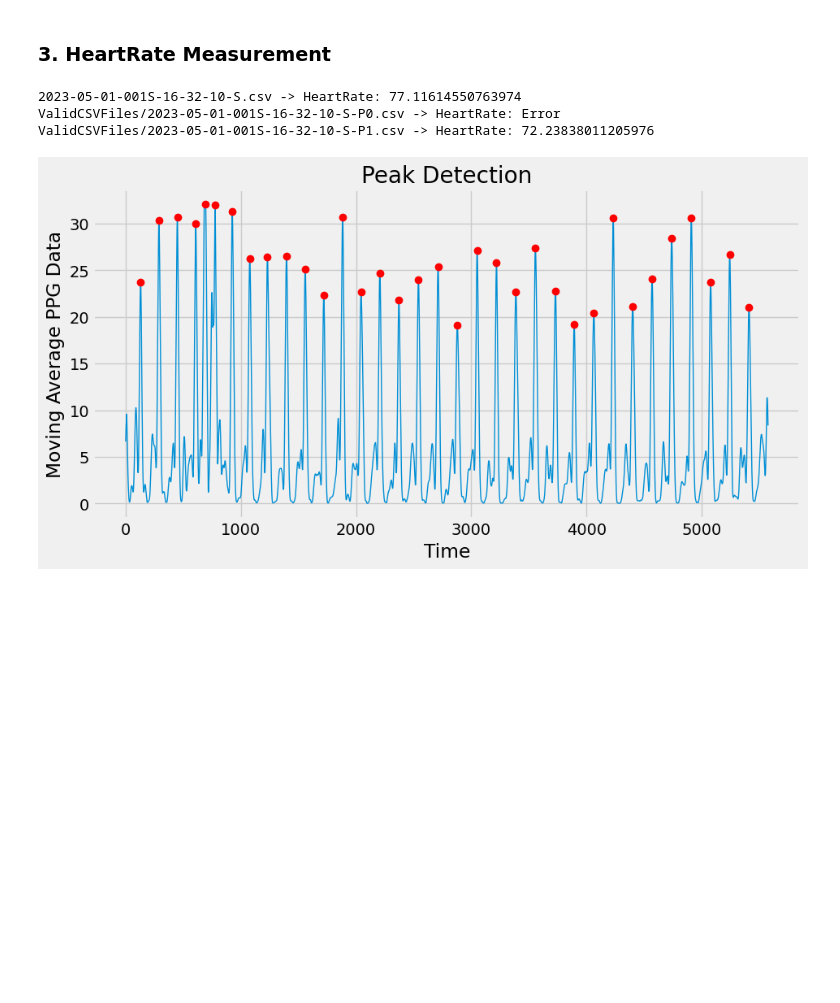
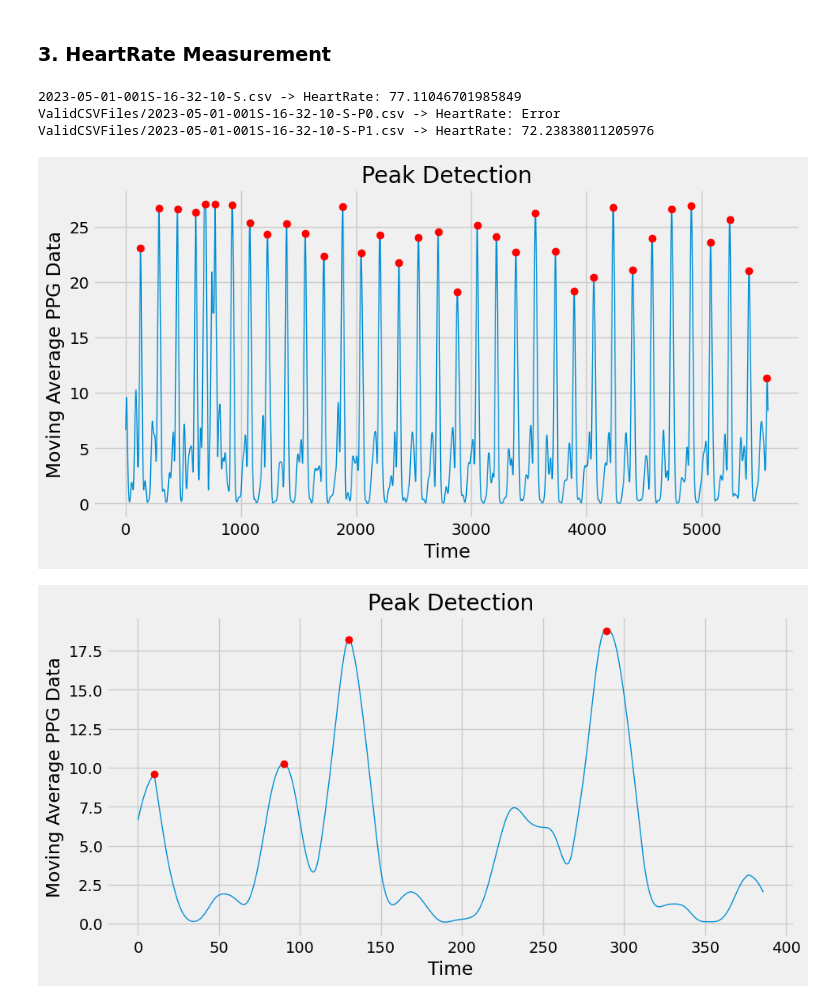
Before and after one commit to vyasdeep668/VitalTracer, a Jupyter notebook: 3_HR_Detection_Algorithm/VTDataAnalysis(new signals)/2023-05-01-001S-16-32-10-S/PPGDataAnalysis(2023-05-01-001S-16-32-10-S).ipynb, the cells around one changed output. Drawn from its saved outputs; the diff is of its cells as text; code cells hidden in the pictures; blank space fills up the shorter version.

```diff
--- a/3_HR_Detection_Algorithm/VTDataAnalysis(new signals)/2023-05-01-001S-16-32-10-S/PPGDataAnalysis(2023-05-01-001S-16-32-10-S).ipynb
+++ b/3_HR_Detection_Algorithm/VTDataAnalysis(new signals)/2023-05-01-001S-16-32-10-S/PPGDataAnalysis(2023-05-01-001S-16-32-10-S).ipynb
@@ -445,16 +445,17 @@ def measureHeartRate(ppg_data_csv_file_path, plot_save = False, no_skip_rows=0):
 
     ### Step4: Removing Abnormalities
     #----------------------------------------------
-    ppg_data_mean = np.mean(ppg_data[channel])
-    ppg_data_std = np.std(ppg_data[channel])
+    for i in range(2):
+        ppg_data_mean = np.mean(ppg_data[channel])
+        ppg_data_std = np.std(ppg_data[channel])
 
-    # print(ppg_data_mean)
-    # print(ppg_data_std)
+        # print(ppg_data_mean)
+        # print(ppg_data_std)
 
-    threshold = ppg_data_mean + 2 * ppg_data_std  # set the threshold as 2 times the standard deviation above the mean
-    # print(threshold)
+        threshold = ppg_data_mean + 2 * ppg_data_std  # set the threshold as 2 times the standard deviation above the mean
+        # print(threshold)
 
-    ppg_data[channel] = ppg_data[channel].apply(lambda x: x if abs(x) <= threshold else threshold)
+        ppg_data[channel] = ppg_data[channel].apply(lambda x: x if abs(x) <= threshold else threshold)
 
     ### Step5: Square the differentiated  signal.
     #----------------------------------------------
@@ -528,33 +529,34 @@ def measureHeartRate(ppg_data_csv_file_path, plot_save = False, no_skip_rows=0):
 
     TOTAL_PEAKS_DETECTED = len(ppg_peaks_refined)
     # print("TOTAL_PEAKS_DETECTED = ", TOTAL_PEAKS_DETECTED)
 
     if (TOTAL_PEAKS_DETECTED < MIN_NO_OF_PEAKS_THRESHOLD) or (TOTAL_PEAKS_DETECTED > MAX_NO_OF_PEAKS_THRESHOLD) or (max_samples < 400):
         return "Error"
         # print("Heart rate for file sample_ppg.csv: Error")
     else:
         # Compute the inter-beat interval (IBI) and heart rate (HR) from the peak locations
         ibi = np.diff(ppg_peaks_refined) / fs  # IBI in seconds
         hr = 60 / ibi  # HR in bpm
 
         mean_hr = np.mean(hr)
         # Output the heart rate measurement
         return mean_hr
         # print("Heart rate for file sample_ppg.csv:", np.mean(hr), "bpm")
 
 #Measure Heart Rate For Raw CSV File.
 hr = measureHeartRate(CSV_FILE_PATH, plot_save = True, no_skip_rows=15)
 print(f"{CSV_FILE_PATH} -> HeartRate: {hr}")
 # Measaure Heart Rate For All Valid CSV Files
 for valid_csv_file in valid_csv_files:
     try:
-        hr = measureHeartRate(valid_csv_file)
+        hr = measureHeartRate(valid_csv_file, plot_save = True)
     except:
         hr = "Error"
     print(f"{valid_csv_file} -> HeartRate: {hr}")
 # print("HeartRate: ", measureHeartRate('2023-05-10-001S-22-05-32-S.csv'))
 # %% [output]
-2023-05-01-001S-16-32-10-S.csv -> HeartRate: 77.11614550763974
+2023-05-01-001S-16-32-10-S.csv -> HeartRate: 77.11046701985849
 ValidCSVFiles/2023-05-01-001S-16-32-10-S-P0.csv -> HeartRate: Error
 ValidCSVFiles/2023-05-01-001S-16-32-10-S-P1.csv -> HeartRate: 72.23838011205976
-[figure, old version]
+[figure, new version]
+[figure, added]
```
Also changed, not shown: parts of 2 cells of this notebook, 46 other files.
